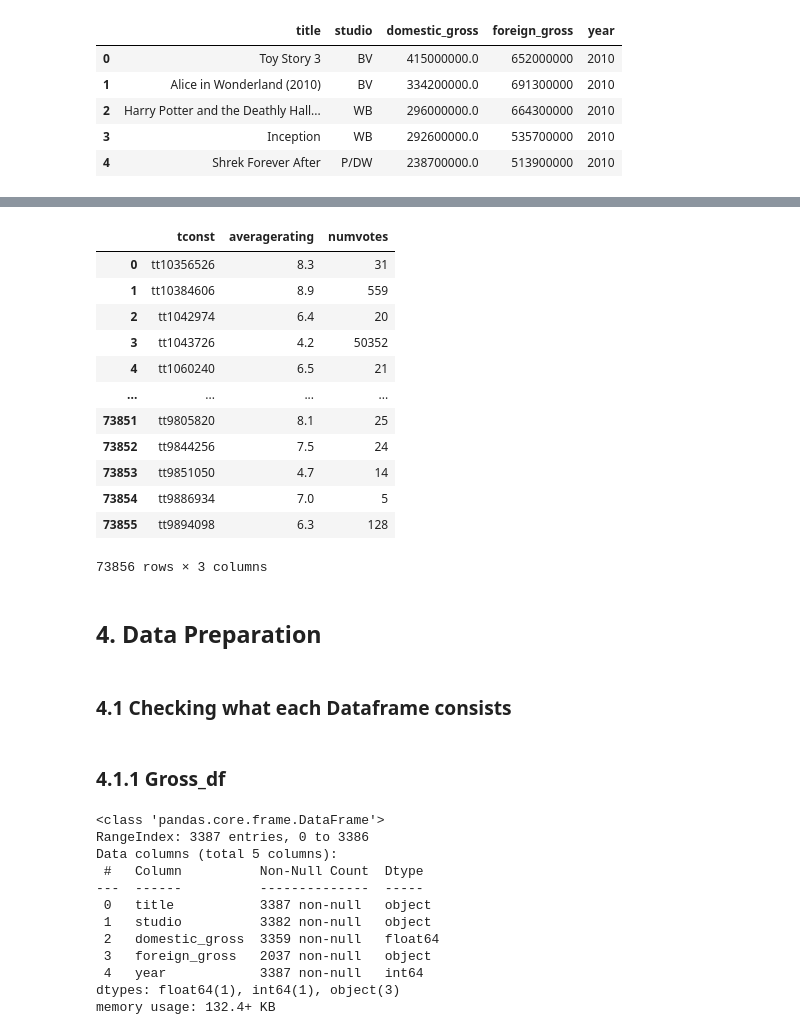
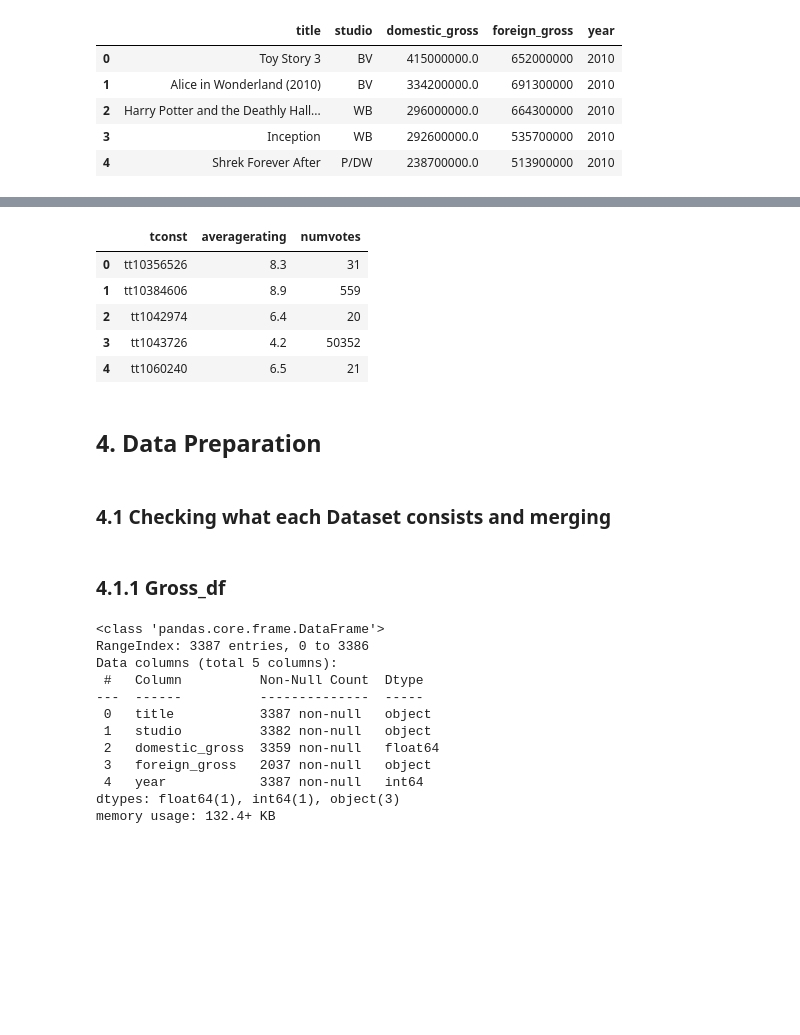
Before and after one commit to levine01/Movie-Analysis, a Jupyter notebook: index.ipynb, the cells around one changed output, grey strips where cells are left out. Drawn from its saved outputs; the diff is of its cells as text; code cells hidden in the pictures; blank space fills up the shorter version.

```diff
--- a/index.ipynb
+++ b/index.ipynb
@@ -71,18 +60,11 @@ budgets_df.head()
 # %%
-#loading rbudgets data and previewing the first 5 rows
+#loading ratings data and previewing the first 5 rows
 ratings_df = pd.read_csv('CSV files/title.ratings.csv')
-ratings_df
+ratings_df.head()
 # %% [output]
 |  | tconst | averagerating | numvotes |
 | 0 | tt10356526 | 8.3 | 31 |
 | 1 | tt10384606 | 8.9 | 559 |
 | 2 | tt1042974 | 6.4 | 20 |
 | 3 | tt1043726 | 4.2 | 50352 |
 | 4 | tt1060240 | 6.5 | 21 |
-| ... | ... | ... | ... |
-| 73851 | tt9805820 | 8.1 | 25 |
-| 73852 | tt9844256 | 7.5 | 24 |
-| 73853 | tt9851050 | 4.7 | 14 |
-| 73854 | tt9886934 | 7.0 | 5 |
-| 73855 | tt9894098 | 6.3 | 128 |
-73856 rows × 3 columns
@@ -94,9 +71,9 @@ ratings_df
 # %% [markdown]
 ## 4. Data Preparation
-# %% [markdown]
-### 4.1 Checking what each Dataframe consists
-# %% [markdown]
-### 4.1.1 Gross_df
+# %% [markdown]
+### 4.1 Checking what each Dataset consists and merging
+# %% [markdown]
+### 4.1.1 Gross_df
 # %%
 # getting to understand what gross contains
 #info for the overview of the data
```
Also changed, not shown: parts of 63 cells of this notebook.
